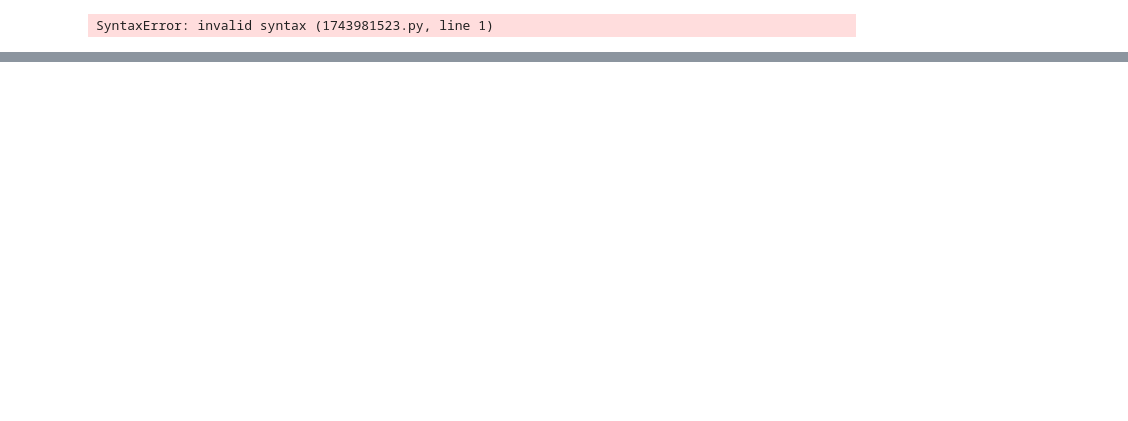
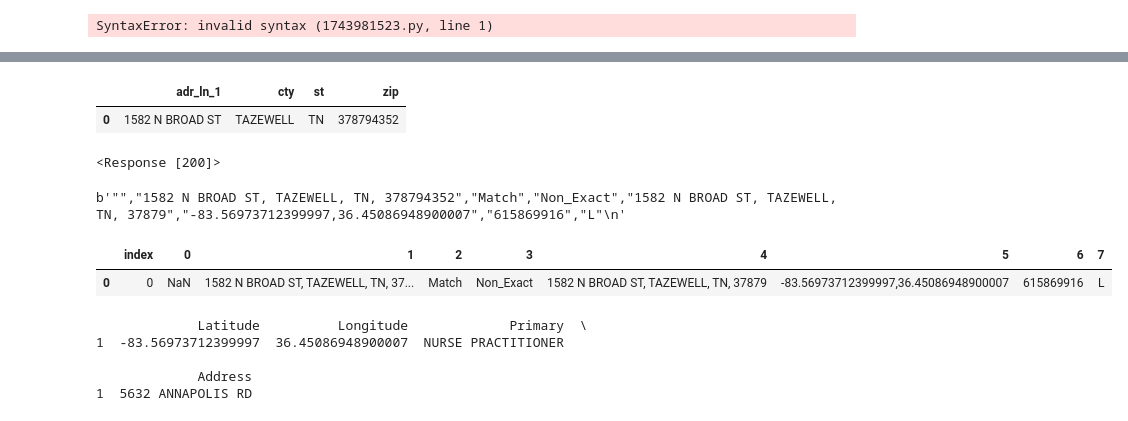
Before and after one commit to msjopyho/NationalDocDatasetProject, a Jupyter notebook: NationalDocDatasetProject.ipynb, the cells around one changed output, grey strips where cells are left out. Saved outputs shown, nothing was run; the diff lists cells and outputs as text; code cells hidden in the pictures; blank space fills up the shorter version.

Commit message:
acquire lat and Lon from address data

```diff
--- a/NationalDocDatasetProject.ipynb
+++ b/NationalDocDatasetProject.ipynb
@@ -229,0 +238,9 @@ SyntaxError: invalid syntax (1743981523.py, line 1)
+# %%
+#get range
+x=0
+x=x+1
+addressbatch = geoaddress.iloc[0:x]
+addressbatch
+# %% [output]
+|  | adr_ln_1 | cty | st | zip |
+| 0 | 1582 N BROAD ST | TAZEWELL | TN | 378794352 |
@@ -229,0 +259,55 @@ SyntaxError: invalid syntax (1743981523.py, line 1)
+# %%
+#read one line of csv
+URL = 'https://geocoding.geo.census.gov/geocoder/locations/addressbatch'
+with open('/Users/johannahoang/PycharmProjects/NationalDocData/Users/johannahoang/PycharmProjects/NationalDocData/addresses.csv', 'rb') as input_file:
+    geo = requests.post(files={'addressFile': input_file}, url=URL, data={'benchmark':'Public_AR_Current'})
+# %%
+geo
+# %% [output]
+<Response [200]>
+# %%
+print(geo.content)
+# %% [output]
+b'"","1582 N BROAD ST, TAZEWELL, TN, 378794352","Match","Non_Exact","1582 N BROAD ST, TAZEWELL, TN, 37879","-83.56973712399997,36.45086948900007","615869916","L"\n'
+# %%
+#data = need to change response to text and separate values
+
+gdf = pd.read_csv(io.StringIO(geo.text), sep=',', header=None, quoting=csv.QUOTE_ALL, index_col= False)
+gdf.reset_index()
+# %% [output]
+|  | index | 0 | 1 | 2 | 3 | 4 | 5 | 6 | 7 |
+| 0 | 0 | NaN | 1582 N BROAD ST, TAZEWELL, TN, 37... | Match | Non_Exact | 1582 N BROAD ST, TAZEWELL, TN, 37879 | -83.56973712399997,36.45086948900007 | 615869916 | L |
+# %%
+#data = need to change response to text and separate values
+
+coordlist=[]
+for i in range(x):
+    coord = gdf.iloc[i][5]
+    lat, lon = coord.split(',')
+    new_dict = {}
+    new_dict['Latitude'] = lat
+    new_dict['Longitude'] = lon
+    primary= addresses['pri_spec'].iloc[x]
+    new_dict['Primary'] = primary
+    new_dict['Address'] = addresses['adr_ln_1'].iloc[x]
+    #coordlist.append(new_dict['Latitude', 'Longitude'])
+
+
+geo_df = pd.DataFrame(new_dict, index=[x])
+print(geo_df)
+
+# data = addresses[['Latitude', 'Longitude', 'Specialty']]
+# df2 = pd.DataFrame([[lat,lon,addresses['pri_spec'].iloc[0]]], columns=['Latitude','Longitude', 'Specialty'])
+# # pd.concat([df2, data])
+# print(data)
+# # xdf = xdf.reindex(columns = header_list)
+# header_list = ['Latitude','Longitude', 'Specialty']
+# xdf.loc[-1] = [2, 3, 4]  # adding a row
+# xdf.index = df.index + 1  # shifting index
+# xdf = df.sort_index()  # sorting by index
+# %% [output]
+             Latitude          Longitude             Primary  \
+1  -83.56973712399997  36.45086948900007  NURSE PRACTITIONER
+
+             Address
+1  5632 ANNAPOLIS RD
```
Also changed, not shown: parts of 6 cells of this notebook.
